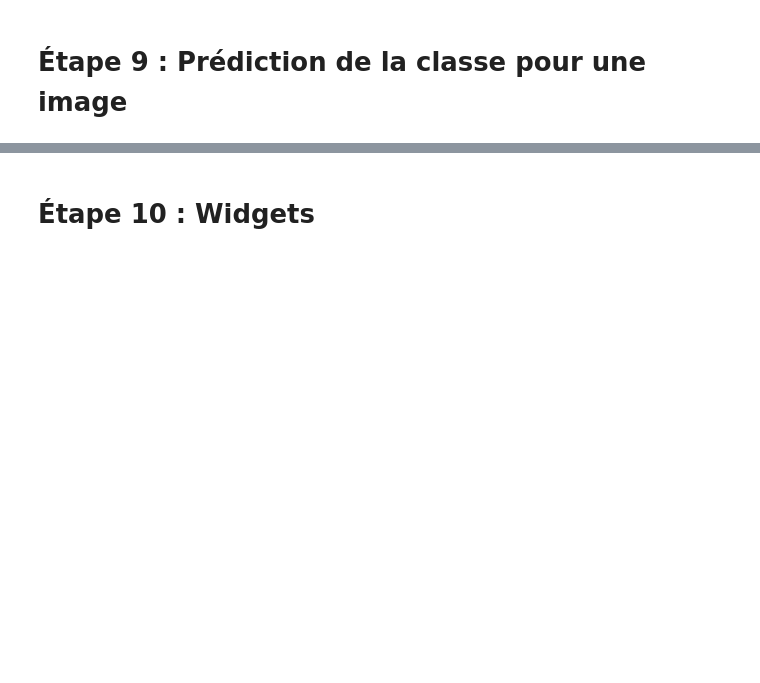
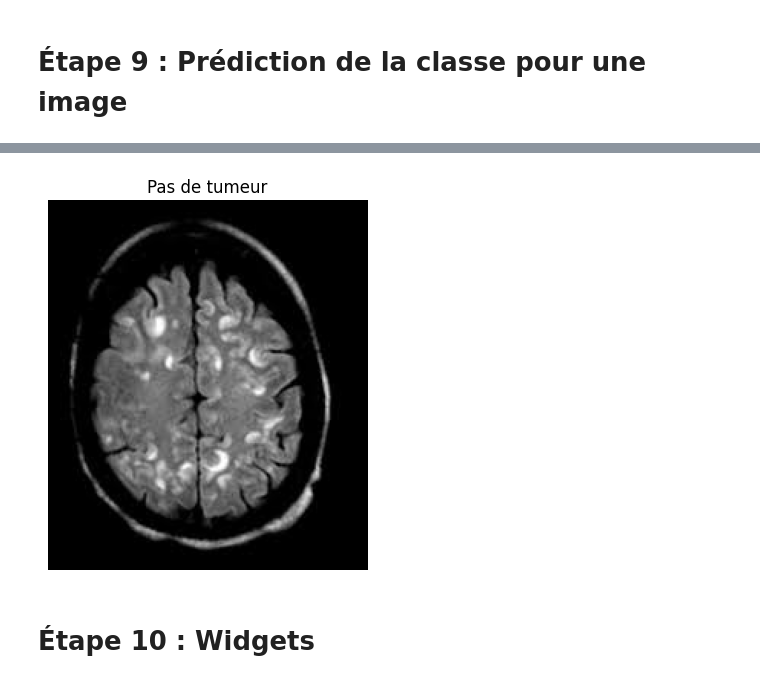
Before and after one commit to hiendinh2001/Brain_Tumors_Classification_project, a Jupyter notebook: projet_Brain_Tumors_Classification_DINH_KORENFELD.ipynb, the cells around one changed output, grey strips where cells are left out. Saved outputs shown, nothing was run; the diff lists cells and outputs as text; code cells hidden in the pictures; blank space fills up the shorter version.

```diff
--- a/projet_Brain_Tumors_Classification_DINH_KORENFELD.ipynb
+++ b/projet_Brain_Tumors_Classification_DINH_KORENFELD.ipynb
@@ -419,0 +448,4 @@ plt.show()
+# %%
+image_path = '/content/drive/MyDrive/Colab Notebooks/projet_Brain_Tumors_Classification/Training/no_tumor/image (7).jpg'
+prediction_label = classify_brain_tumor(image_path, model)
+# %% [output]
@@ -420,3 +453,4 @@ plt.show()
+[figure, added]
 # %% [markdown]
 # **Étape 10 : Widgets**
 # %% [markdown]
```
Also changed, not shown: parts of 7 cells of this notebook.
